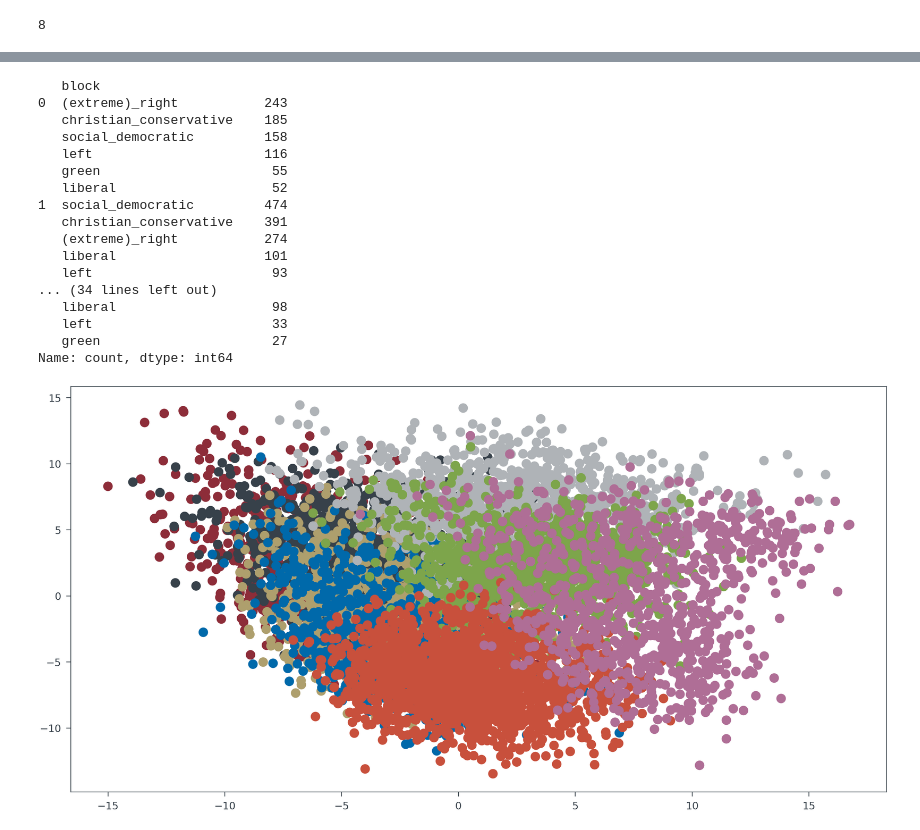
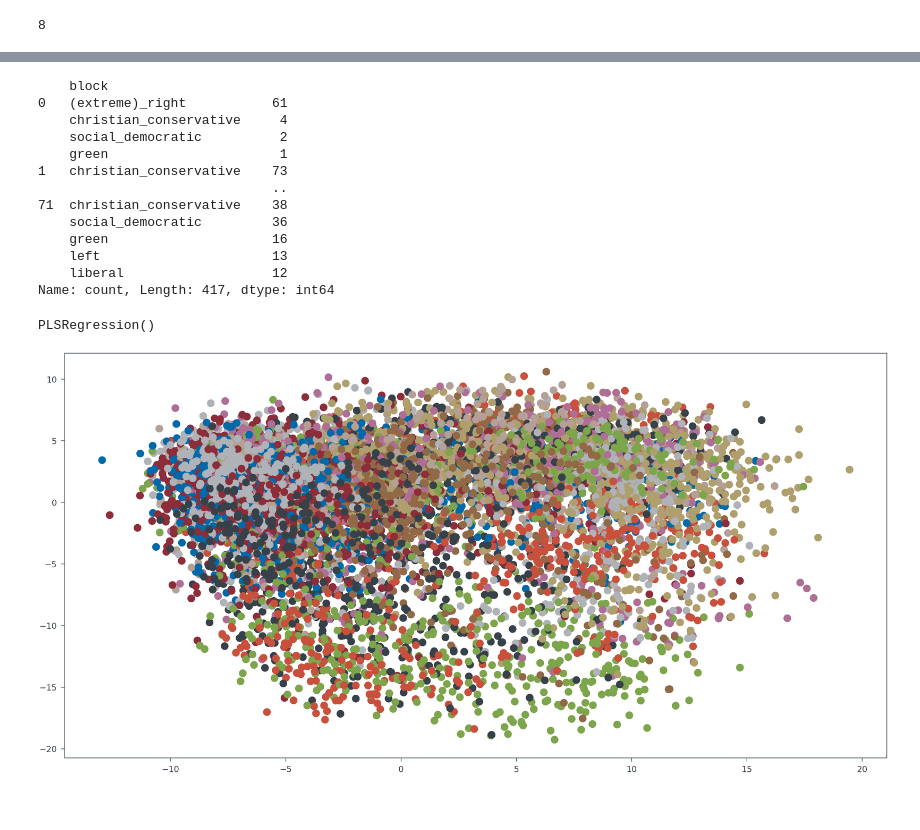
Before and after one commit to derkleinejakob/dataliteracy25, a Jupyter notebook: experiments/q3_3_pls.ipynb, the cells around one changed output, grey strips where cells are left out. Saved outputs shown, nothing was run; the diff lists cells and outputs as text; code cells hidden in the pictures; blank space fills up the shorter version.

```diff
--- a/experiments/q3_3_pls.ipynb
+++ b/experiments/q3_3_pls.ipynb
@@ -219,22 +247,25 @@ len(df['party'].unique())
 # %%
-from sklearn.model_selection import train_test_split
-from sklearn.cluster import KMeans
-from tqdm import tqdm
+# from sklearn.model_selection import train_test_split
+# from sklearn.metrics import f1_score
 
-X = np.stack(df[EMBEDDING_MODEL])
-results = {}
+# X = np.stack(df[EMBEDDING_MODEL])
+# results = {}
 
-for num_clusters in tqdm(range(len(df['party'].unique()), len(df['party'].unique()) * len(df["year"].unique()) + 1)):
+# for num_clusters in tqdm(range(len(df['party'].unique()), len(df['party'].unique()) * len(df["year"].unique()) + 1)):
 
-    kmeans = KMeans(n_clusters=num_clusters)
-    predicted_clusters = kmeans.fit_predict(X)
+#     kmeans = KMeans(n_clusters=num_clusters)
+#     predicted_clusters = kmeans.fit_predict(X)
 
-    pls = PLSRegression(n_components=2)
+#     pls = PLSRegression(n_components=2)
 
-    y = np.eye(num_clusters)[predicted_clusters]
+#     y = np.eye(num_clusters)[predicted_clusters]
 
-    X_train, X_test, y_train, y_test = train_test_split(X, y)
+#     X_train, X_test, y_train, y_test = train_test_split(X, y)
 
-    pls.fit(X_train, y_train)
+#     pls.fit(X_train, y_train)
 
-    results[num_clusters] = pls.score(X_test, y_test)
+#     y_pred = pls.predict(X_test).argmax(axis=1)
+#     y_test = y_test.argmax(axis=1)
+
+
+#     results[num_clusters] = f1_score(y_test, y_pred, average="micro")  # classes are getting bigger as n_clusters increases so we want to make it n_class agnostic by measuring micro labels
@@ -245,5 +271,0 @@ max(results.items(), key=lambda item: item[1])
-# %%
-kmeans = KMeans(n_clusters=8)
-predicted_clusters = kmeans.fit_predict(X)
-pls = PLSRegression(n_components=2)
-pls.fit(X, predicted_clusters)
@@ -265,30 +272,35 @@ display_axis_semantics([(axis_labels_0),
+# %%
+kmeans = KMeans(n_clusters=72)
+predicted_clusters = kmeans.fit_predict(X)
 # %%
 df.groupby(predicted_clusters)['block'].value_counts()
 # %% [output]
-   block
-0  (extreme)_right           243
-   christian_conservative    185
-   social_democratic         158
-   left                      116
-   green                      55
-   liberal                    52
-1  social_democratic         474
-   christian_conservative    391
-   (extreme)_right           274
-   liberal                   101
-   left                       93
-... (34 lines left out)
-   liberal                    98
-   left                       33
-   green                      27
-Name: count, dtype: int64
+    block
+0   (extreme)_right           61
+    christian_conservative     4
+    social_democratic          2
+    green                      1
+1   christian_conservative    73
+                              ..
+71  christian_conservative    38
+    social_democratic         36
+    green                     16
+    left                      13
+    liberal                   12
+Name: count, Length: 417, dtype: int64
+# %%
+pls = PLSRegression(n_components=2)
+y = np.eye(num_clusters)[predicted_clusters]
+pls.fit(X, y)
+# %% [output]
+PLSRegression()
 # %%
 reduced = pls.transform(X)
 
 fig, ax = plt.subplots(figsize=(10, 5))
 
-for cluster_id in range(8):
+for cluster_id in range(72):
     mask = predicted_clusters == cluster_id
     ax.scatter(reduced[mask, 0], reduced[mask, 1])
 # %% [output]
-[figure, old version]
+[figure, new version]
```
Also changed, not shown: parts of 14 cells of this notebook, 2 other files.
